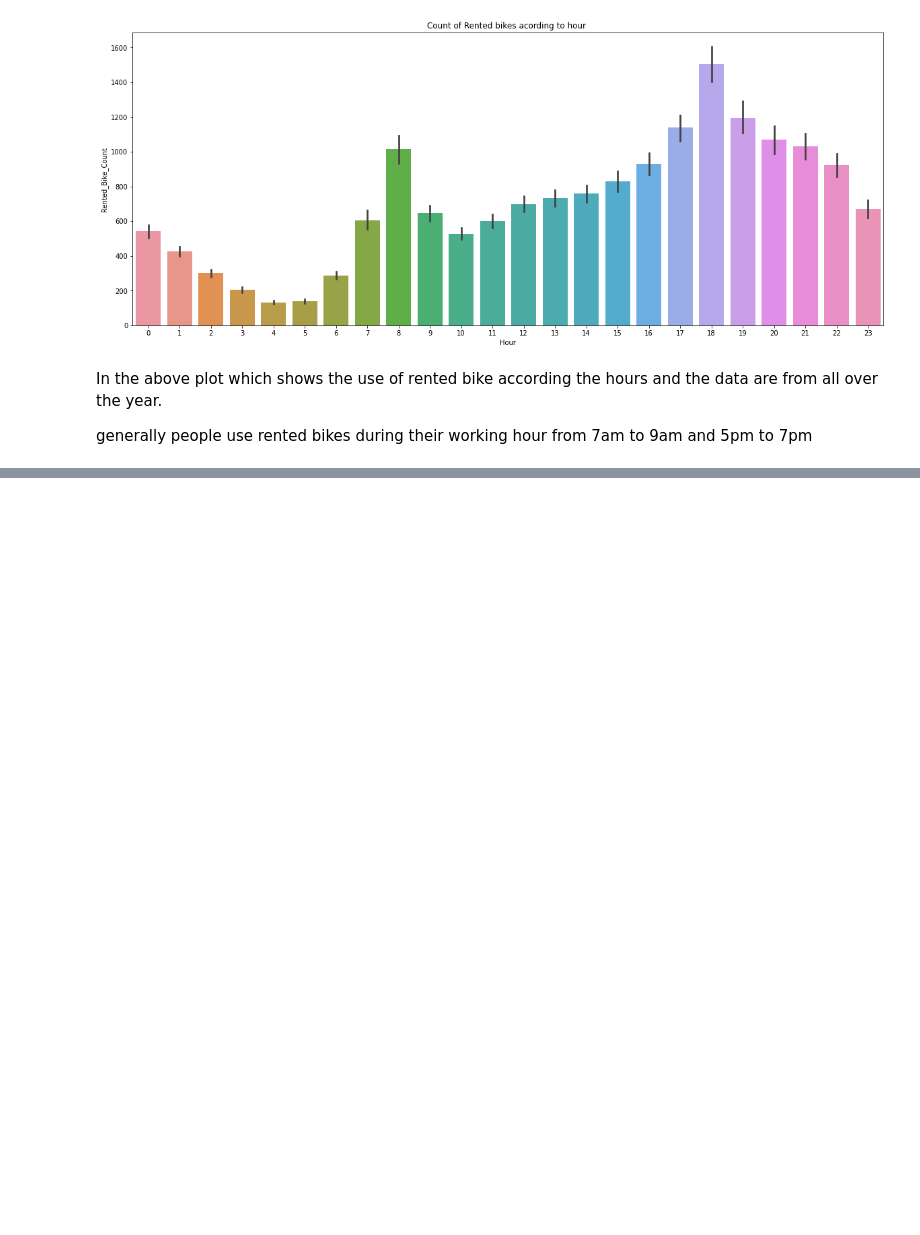
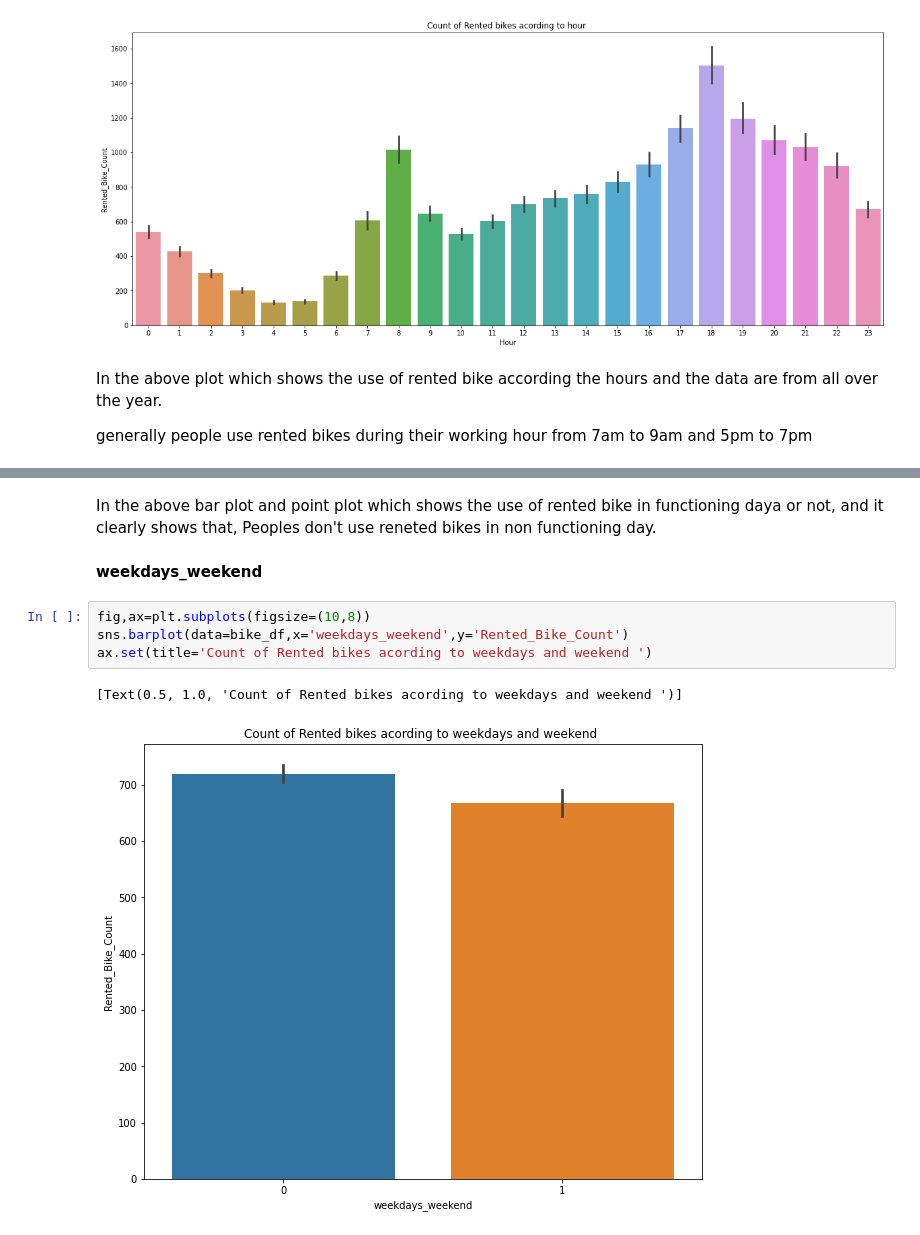
Before and after one commit to preetikhullbe/Bike-sharing-demand, a Jupyter notebook: Bike_Sharing_Demand_Prediction_Capstone_Project.ipynb, the cells around one changed output, grey strips where cells are left out. Cells and saved outputs as stored; diff of their text form; blank space fills up the shorter version.

```diff
--- a/Bike_Sharing_Demand_Prediction_Capstone_Project.ipynb
+++ b/Bike_Sharing_Demand_Prediction_Capstone_Project.ipynb
@@ -302,0 +337,11 @@ generally people use rented bikes during their working hour from 7am to 9am and
+# %% [markdown]
+In the above bar plot and point plot which shows the use of rented bike in functioning daya or not, and it clearly shows that, Peoples don't use reneted bikes in non functioning day.
+# %% [markdown]
+**weekdays_weekend**
+# %%
+fig,ax=plt.subplots(figsize=(10,8))
+sns.barplot(data=bike_df,x='weekdays_weekend',y='Rented_Bike_Count')
+ax.set(title='Count of Rented bikes acording to weekdays and weekend ')
+# %% [output]
+[Text(0.5, 1.0, 'Count of Rented bikes acording to weekdays and weekend ')]
+[figure, added]
```
Also changed, not shown: parts of 19 cells of this notebook.
